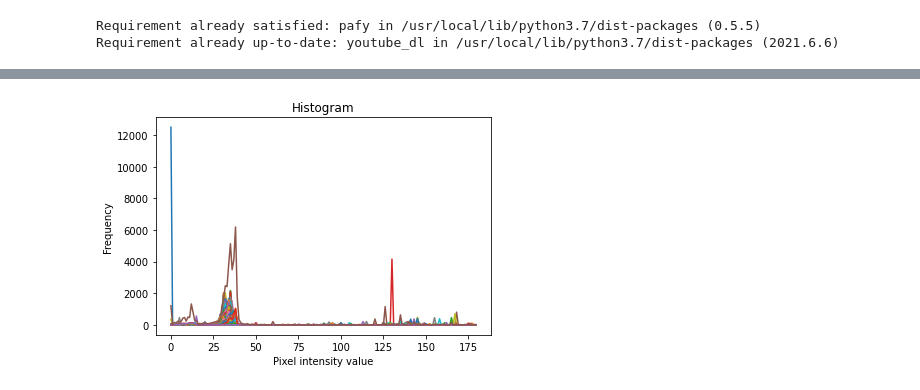
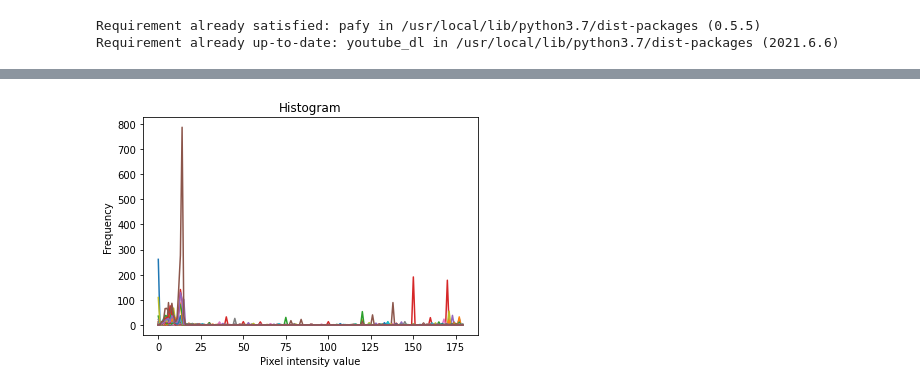
Before and after one commit to sgauthamr2001/cv-session, a Jupyter notebook: Sukeerth_ME20B178/a2q2.ipynb, the cells around one changed output, grey strips where cells are left out. Cells and saved outputs as stored; diff of their text form; code cells hidden in the pictures.

```diff
--- a/Sukeerth_ME20B178/a2q2.ipynb
+++ b/Sukeerth_ME20B178/a2q2.ipynb
@@ -58,0 +59,4 @@ cv2_imshow(hsv_img)
+# %%
+roi = cv2.imread("barrel.png")
+hsv_roi = cv2.cvtColor(roi, cv2.COLOR_BGR2HSV)
+cv2_imshow(hsv_roi)
@@ -59,6 +65,7 @@ cv2_imshow(hsv_img)
 # %%
-hist = cv2.calcHist([hsv_img], [0, 1], None, [180, 256], [0, 180, 0,256])
+hist = cv2.calcHist([hsv_roi], [0, 1], None, [180, 256], [0, 180, 0,256])
+hist1 = hist
 plt.figure(),plt.plot(hist),plt.xlabel('Pixel intensity value'),plt.ylabel('Frequency'),plt.title('Histogram')
 plt.show()
 # %% [output]
-[figure, old version]
+[figure, new version]
```
Also changed, not shown: parts of 10 cells of this notebook.
